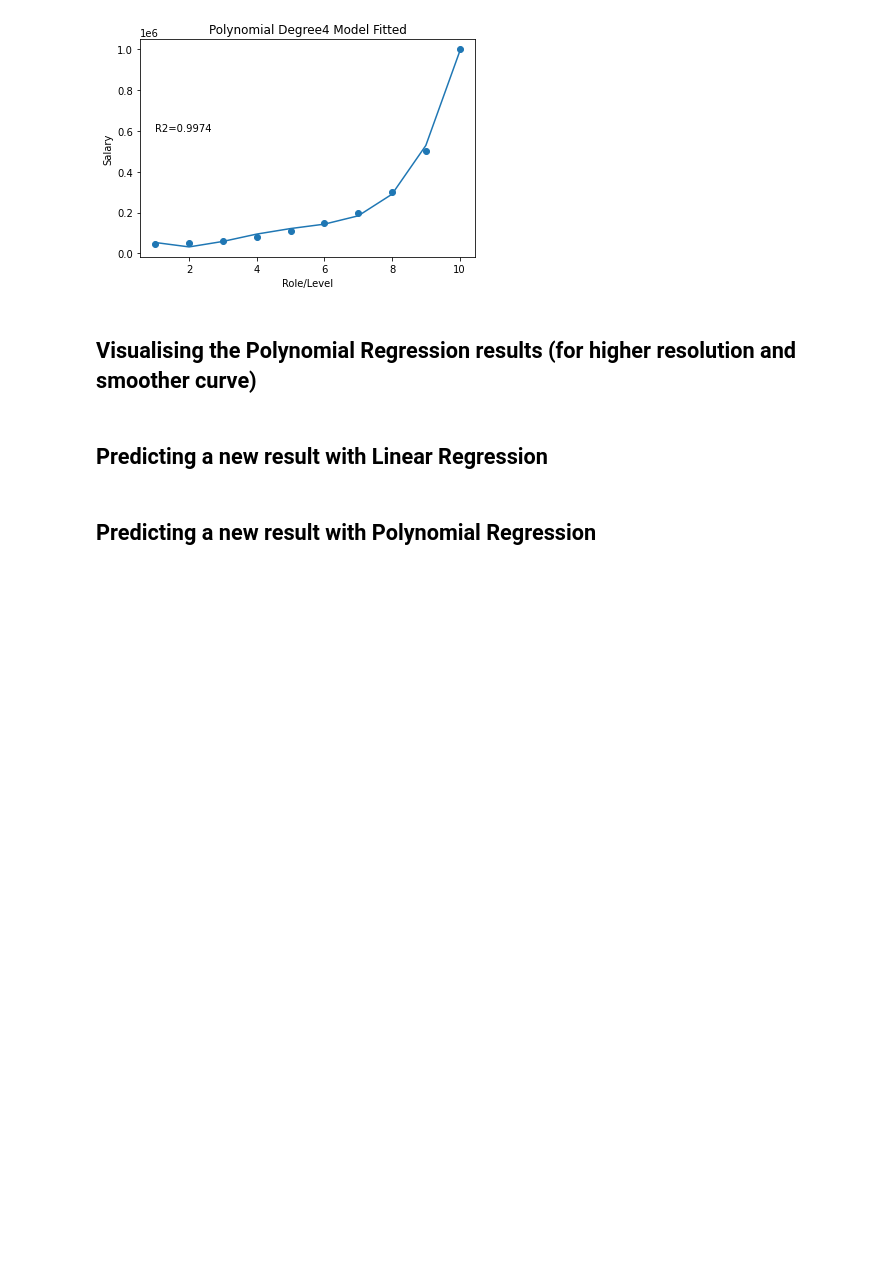
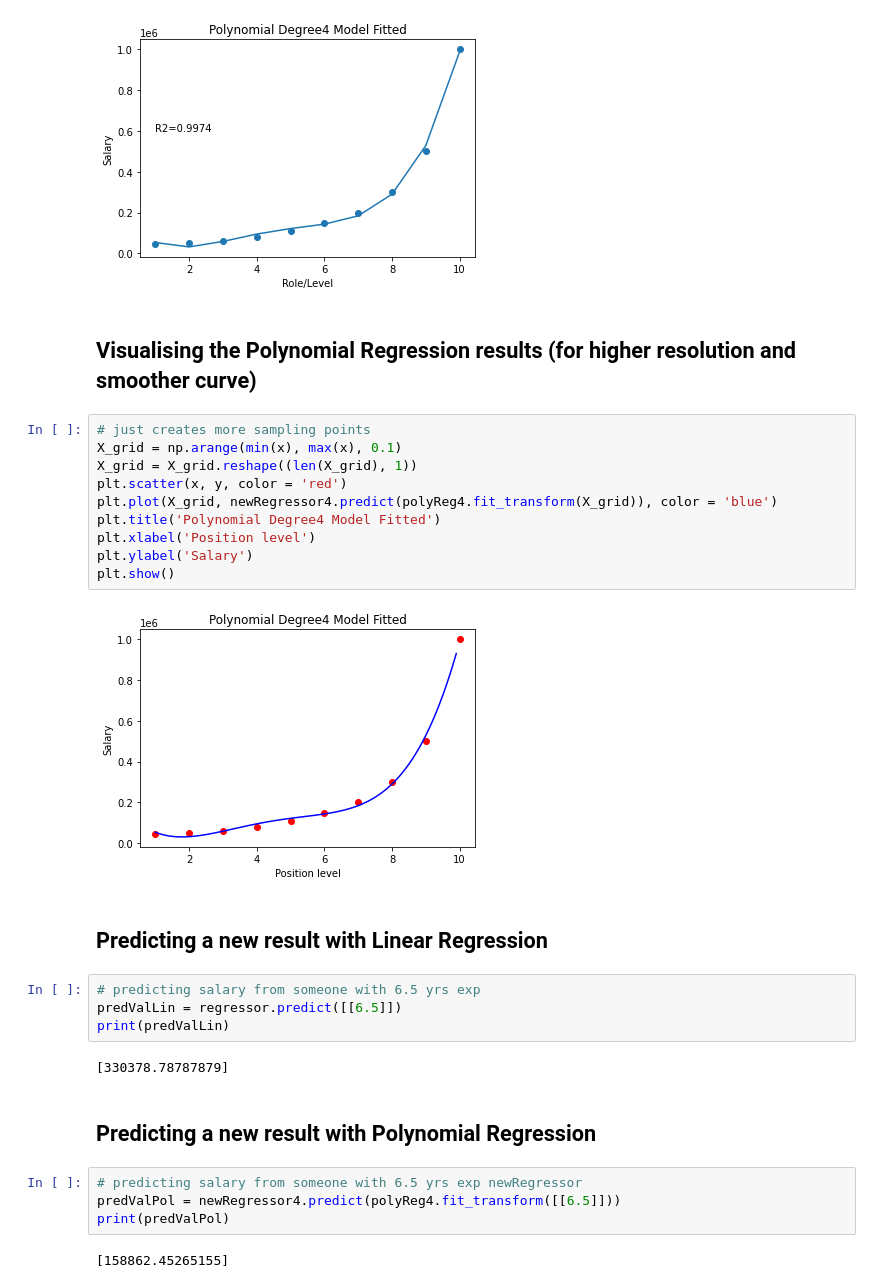
Before and after one commit to rsashna/machineLearningTools, a Jupyter notebook: regressionModels/polynomialReg/Copy_of_polynomial_regression.ipynb, the cells around one changed output. Drawn from its saved outputs; the diff is of its cells as text; blank space fills up the shorter version.

Commit message:
finished polyReg

```diff
--- a/regressionModels/polynomialReg/Copy_of_polynomial_regression.ipynb
+++ b/regressionModels/polynomialReg/Copy_of_polynomial_regression.ipynb
@@ -190,7 +190,31 @@ plt.show
 [figure]
 # %% [markdown]
 ## Visualising the Polynomial Regression results (for higher resolution and smoother curve)
+# %%
+# just creates more sampling points
+X_grid = np.arange(min(x), max(x), 0.1)
+X_grid = X_grid.reshape((len(X_grid), 1))
+plt.scatter(x, y, color = 'red')
+plt.plot(X_grid, newRegressor4.predict(polyReg4.fit_transform(X_grid)), color = 'blue')
+plt.title('Polynomial Degree4 Model Fitted')
+plt.xlabel('Position level')
+plt.ylabel('Salary')
+plt.show()
+# %% [output]
+[figure, added]
 # %% [markdown]
 ## Predicting a new result with Linear Regression
+# %%
+# predicting salary from someone with 6.5 yrs exp
+predValLin = regressor.predict([[6.5]])
+print(predValLin)
+# %% [output]
+[330378.78787879]
 # %% [markdown]
 ## Predicting a new result with Polynomial Regression
+# %%
+# predicting salary from someone with 6.5 yrs exp newRegressor
+predValPol = newRegressor4.predict(polyReg4.fit_transform([[6.5]]))
+print(predValPol)
+# %% [output]
+[158862.45265155]
```
Also changed, not shown: parts of 2 cells of this notebook.
